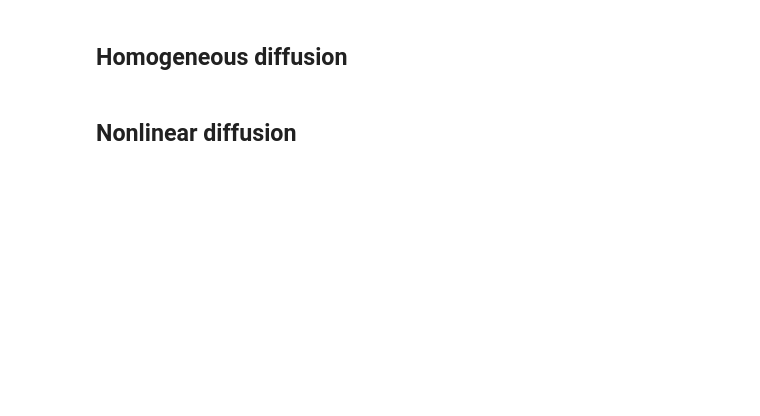
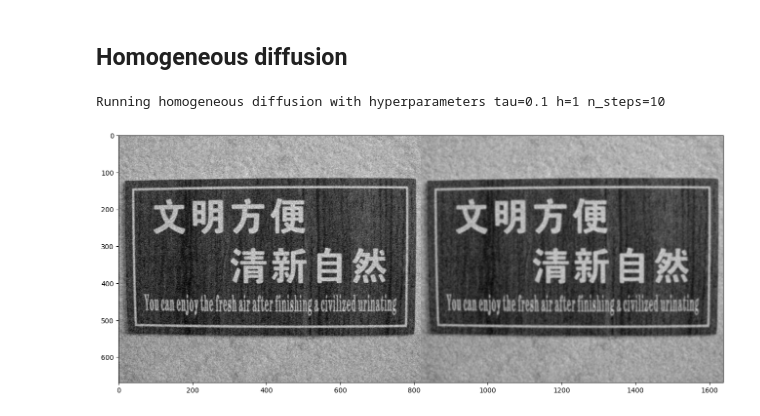
Before and after one commit to MazenAmria/cv-exercises, a Jupyter notebook: ex01/diffusion.ipynb, the cells around one changed output. Drawn from its saved outputs; the diff is of its cells as text; code cells hidden in the pictures; blank space fills up the shorter version.

Commit message:
implementing diffusion

```diff
--- a/ex01/diffusion.ipynb
+++ b/ex01/diffusion.ipynb
@@ -53,25 +46,27 @@ show_image(arr)
 ## Homogeneous diffusion
 # %%
 def apply_homogeneous_diffusion_step(input_image, tau, h):
-    # pad image to avoid index errors
-    padded_image = pad_image(input_image, 1)
-
     # START TODO #################
     # apply the explicit finite difference scheme
-    # new_image = ...
-    raise NotImplementedError
+    kernel = np.array([
+        [0, tau / (h ** 2), 0],
+        [tau / (h ** 2), 1 - (4 * tau) / (h ** 2), tau / (h ** 2)],
+        [0, tau / (h ** 2), 0]
+    ])
+    new_image = convolve(input_image, kernel[:, :, np.newaxis], mode='mirror')
     # END TODO ###################
     return new_image
 
 
 tau, h, n_steps = 0.1, 1, 10
 print(f"Running homogeneous diffusion with hyperparameters " f"tau={tau} h={h} n_steps={n_steps}")
 arr_hg = np.copy(in_arr)
 for n in range(10):
     arr_hg = apply_homogeneous_diffusion_step(arr_hg, 0.1, 1)
 
 plt.figure(figsize=(16, 8))
 both = np.concatenate((in_arr, arr_hg), axis=1)
 show_image(both)
+# %% [output]
+Running homogeneous diffusion with hyperparameters tau=0.1 h=1 n_steps=10
+[figure, added]
-# %% [markdown]
-## Nonlinear diffusion
```
Also changed, not shown: parts of 10 cells of this notebook, 1 other file.
